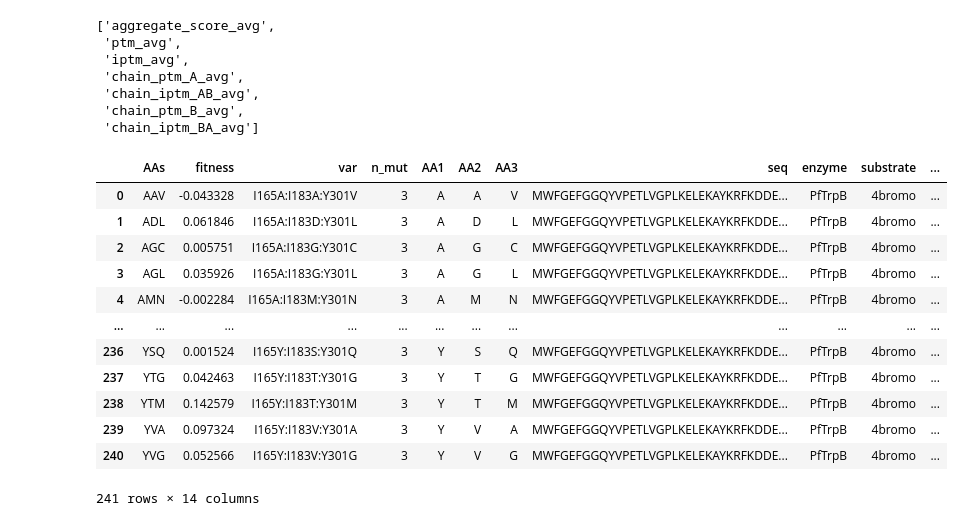
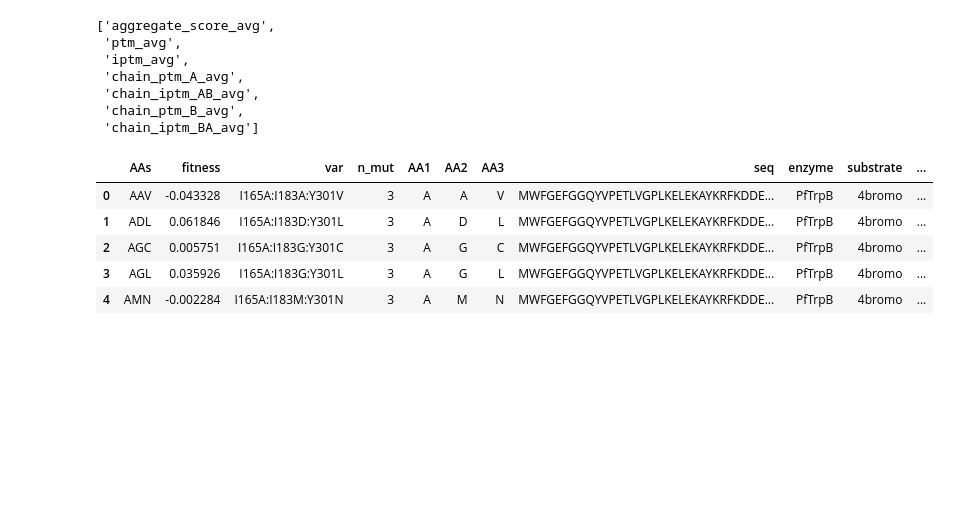
Before and after one commit to fhalab/substrate_aware_zs, a Jupyter notebook: sandbox/get_chai_corr.ipynb, the cells around one changed output. Saved outputs shown, nothing was run; the diff lists cells and outputs as text; code cells hidden in the pictures; blank space fills up the shorter version.

```diff
--- a/sandbox/get_chai_corr.ipynb
+++ b/sandbox/get_chai_corr.ipynb
@@ -93,20 +86,13 @@ avg_c
  'chain_iptm_BA_avg']
 # %%
 lib_df = pd.read_csv("/disk2/fli/REVIVAL2/data/meta/not_scaled/PfTrpB-4bromo.csv")
-lib_df
+lib_df.head()
 # %% [output]
 |  | AAs | fitness | var | n_mut | AA1 | AA2 | AA3 | seq | enzyme | substrate | ... |
 | 0 | AAV | -0.043328 | I165A:I183A:Y301V | 3 | A | A | V | MWFGEFGGQYVPETLVGPLKELEKAYKRFKDDE... | PfTrpB | 4bromo | ... |
 | 1 | ADL | 0.061846 | I165A:I183D:Y301L | 3 | A | D | L | MWFGEFGGQYVPETLVGPLKELEKAYKRFKDDE... | PfTrpB | 4bromo | ... |
 | 2 | AGC | 0.005751 | I165A:I183G:Y301C | 3 | A | G | C | MWFGEFGGQYVPETLVGPLKELEKAYKRFKDDE... | PfTrpB | 4bromo | ... |
 | 3 | AGL | 0.035926 | I165A:I183G:Y301L | 3 | A | G | L | MWFGEFGGQYVPETLVGPLKELEKAYKRFKDDE... | PfTrpB | 4bromo | ... |
 | 4 | AMN | -0.002284 | I165A:I183M:Y301N | 3 | A | M | N | MWFGEFGGQYVPETLVGPLKELEKAYKRFKDDE... | PfTrpB | 4bromo | ... |
-| ... | ... | ... | ... | ... | ... | ... | ... | ... | ... | ... | ... |
-| 236 | YSQ | 0.001524 | I165Y:I183S:Y301Q | 3 | Y | S | Q | MWFGEFGGQYVPETLVGPLKELEKAYKRFKDDE... | PfTrpB | 4bromo | ... |
-| 237 | YTG | 0.042463 | I165Y:I183T:Y301G | 3 | Y | T | G | MWFGEFGGQYVPETLVGPLKELEKAYKRFKDDE... | PfTrpB | 4bromo | ... |
-| 238 | YTM | 0.142579 | I165Y:I183T:Y301M | 3 | Y | T | M | MWFGEFGGQYVPETLVGPLKELEKAYKRFKDDE... | PfTrpB | 4bromo | ... |
-| 239 | YVA | 0.097324 | I165Y:I183V:Y301A | 3 | Y | V | A | MWFGEFGGQYVPETLVGPLKELEKAYKRFKDDE... | PfTrpB | 4bromo | ... |
-| 240 | YVG | 0.052566 | I165Y:I183V:Y301G | 3 | Y | V | G | MWFGEFGGQYVPETLVGPLKELEKAYKRFKDDE... | PfTrpB | 4bromo | ... |
-241 rows × 14 columns
 # %%
 merged_df = pd.merge(chai_df[["var"] + avg_c], lib_df[["var", "fitness"]], on="var", how="outer")
```
Also changed, not shown: parts of 14 cells of this notebook, 7 other files.
